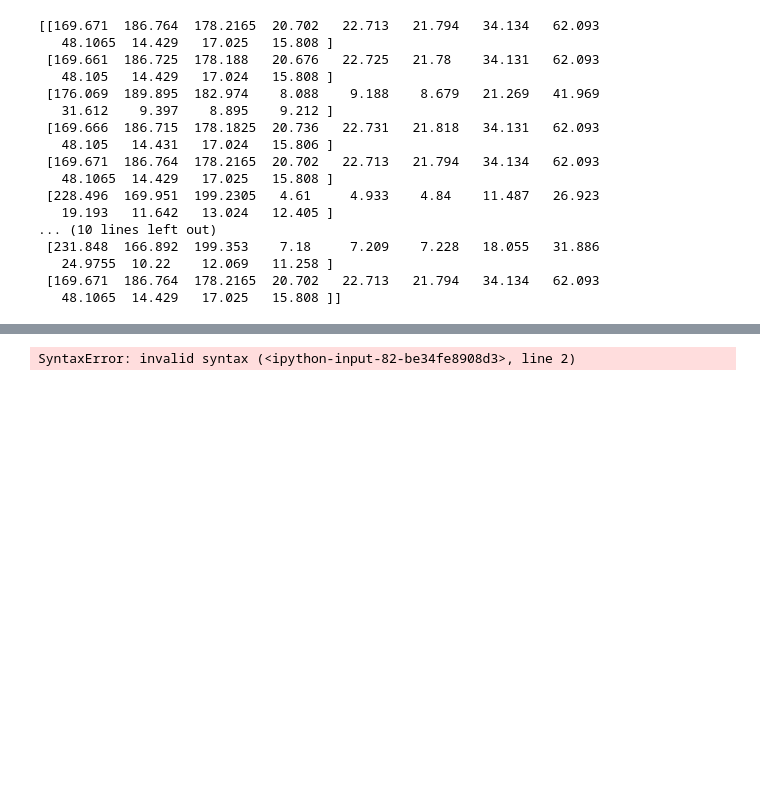
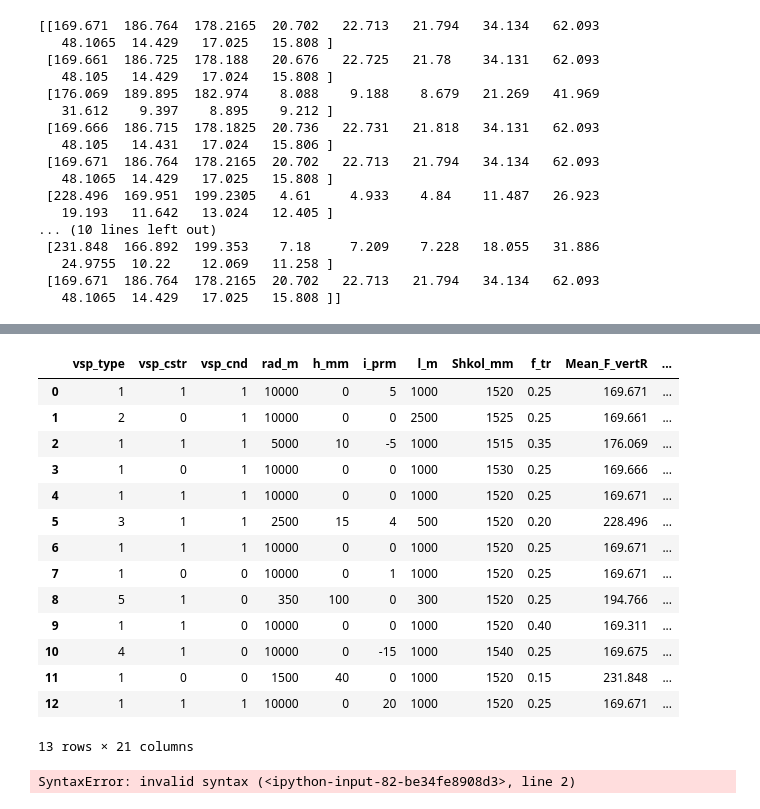
Before and after one commit to cheef78/Neiroexpert, a Jupyter notebook: Neiroexpert.ipynb, the cells around one changed output, grey strips where cells are left out. Saved outputs shown, nothing was run; the diff lists cells and outputs as text; code cells hidden in the pictures; blank space fills up the shorter version.

```diff
--- a/Neiroexpert.ipynb
+++ b/Neiroexpert.ipynb
@@ -276,3 +278,8 @@ print (force_poezd)
    24.9755  10.22    12.069   11.258 ]
  [169.671  186.764  178.2165  20.702   22.713   21.794   34.134   62.093
    48.1065  14.429   17.025   15.808 ]]
+# %%
+forces_itogo = pd.DataFrame(force_poezd)
+forces_itogo.columns = ['Mean_F_vertR', 'Mean_F_vertL', 'Mean_F_vert', 'sigma_F_vertR', 'sigma_F_vertL',' sigma_F_vert',\
+                        'Mean_F_sideR', 'Mean_F_sideL', 'Mean_F_side', 'sigma_F_sideR', 'sigma_F_sideL', 'sigma_F_side']
+forces_itogo
@@ -279,3 +301,22 @@ print (force_poezd)
+# %%
+force_line = line.join(forces_itogo)
+force_line
+# %% [output]
+|  | vsp_type | vsp_cstr | vsp_cnd | rad_m | h_mm | i_prm | l_m | Shkol_mm | f_tr | Mean_F_vertR | ... |
+| 0 | 1 | 1 | 1 | 10000 | 0 | 5 | 1000 | 1520 | 0.25 | 169.671 | ... |
+| 1 | 2 | 0 | 1 | 10000 | 0 | 0 | 2500 | 1525 | 0.25 | 169.661 | ... |
+| 2 | 1 | 1 | 1 | 5000 | 10 | -5 | 1000 | 1515 | 0.35 | 176.069 | ... |
+| 3 | 1 | 0 | 1 | 10000 | 0 | 0 | 1000 | 1530 | 0.25 | 169.666 | ... |
+| 4 | 1 | 1 | 1 | 10000 | 0 | 0 | 1000 | 1520 | 0.25 | 169.671 | ... |
+| 5 | 3 | 1 | 1 | 2500 | 15 | 4 | 500 | 1520 | 0.20 | 228.496 | ... |
+| 6 | 1 | 1 | 1 | 10000 | 0 | 0 | 1000 | 1520 | 0.25 | 169.671 | ... |
+| 7 | 1 | 0 | 0 | 10000 | 0 | 1 | 1000 | 1520 | 0.25 | 169.671 | ... |
+| 8 | 5 | 1 | 0 | 350 | 100 | 0 | 300 | 1520 | 0.25 | 194.766 | ... |
+| 9 | 1 | 1 | 0 | 10000 | 0 | 0 | 1000 | 1520 | 0.40 | 169.311 | ... |
+| 10 | 4 | 1 | 0 | 10000 | 0 | -15 | 1000 | 1540 | 0.25 | 169.675 | ... |
+| 11 | 1 | 0 | 0 | 1500 | 40 | 0 | 1000 | 1520 | 0.15 | 231.848 | ... |
+| 12 | 1 | 1 | 1 | 10000 | 0 | 20 | 1000 | 1520 | 0.25 | 169.671 | ... |
+13 rows × 21 columns
 # %%
 In [5]: df1.merge(df2) # by default, it does an inner join on the common column(s)
 Out[5]:
```
Also changed, not shown: parts of 7 cells of this notebook.
